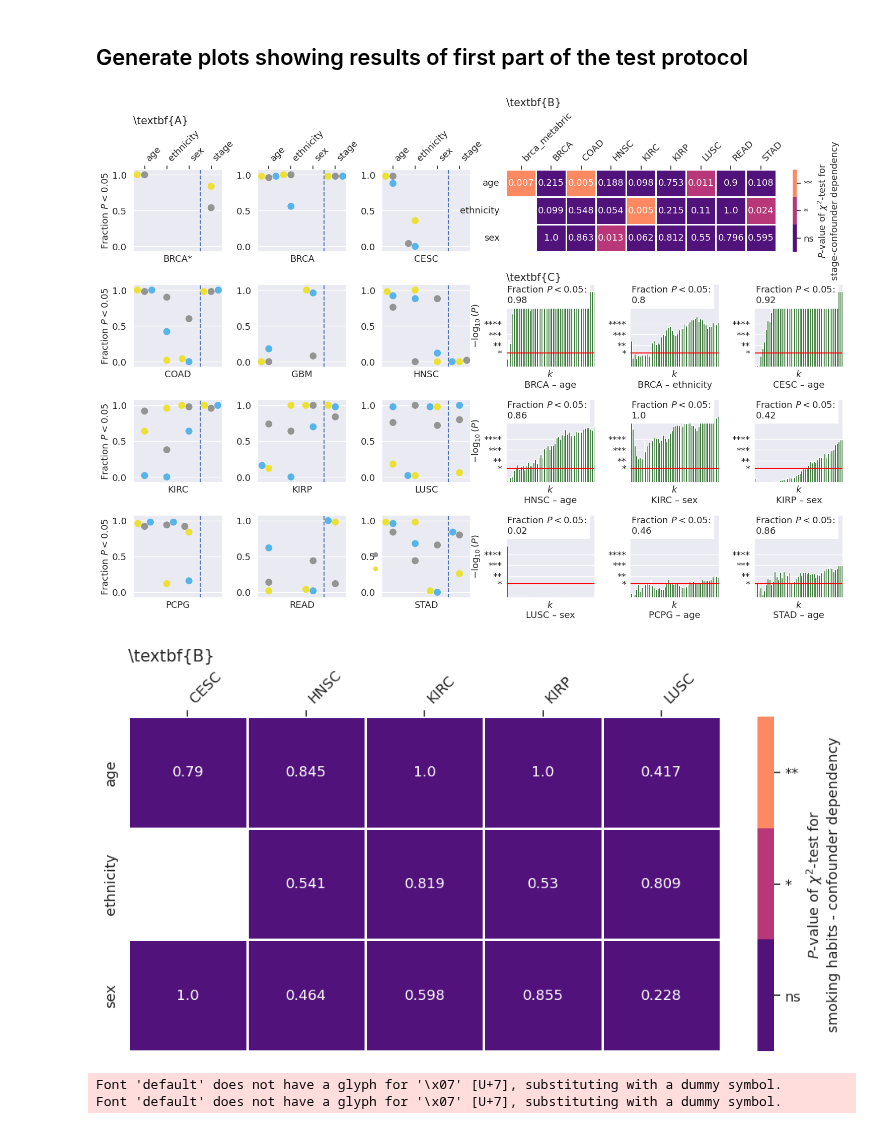
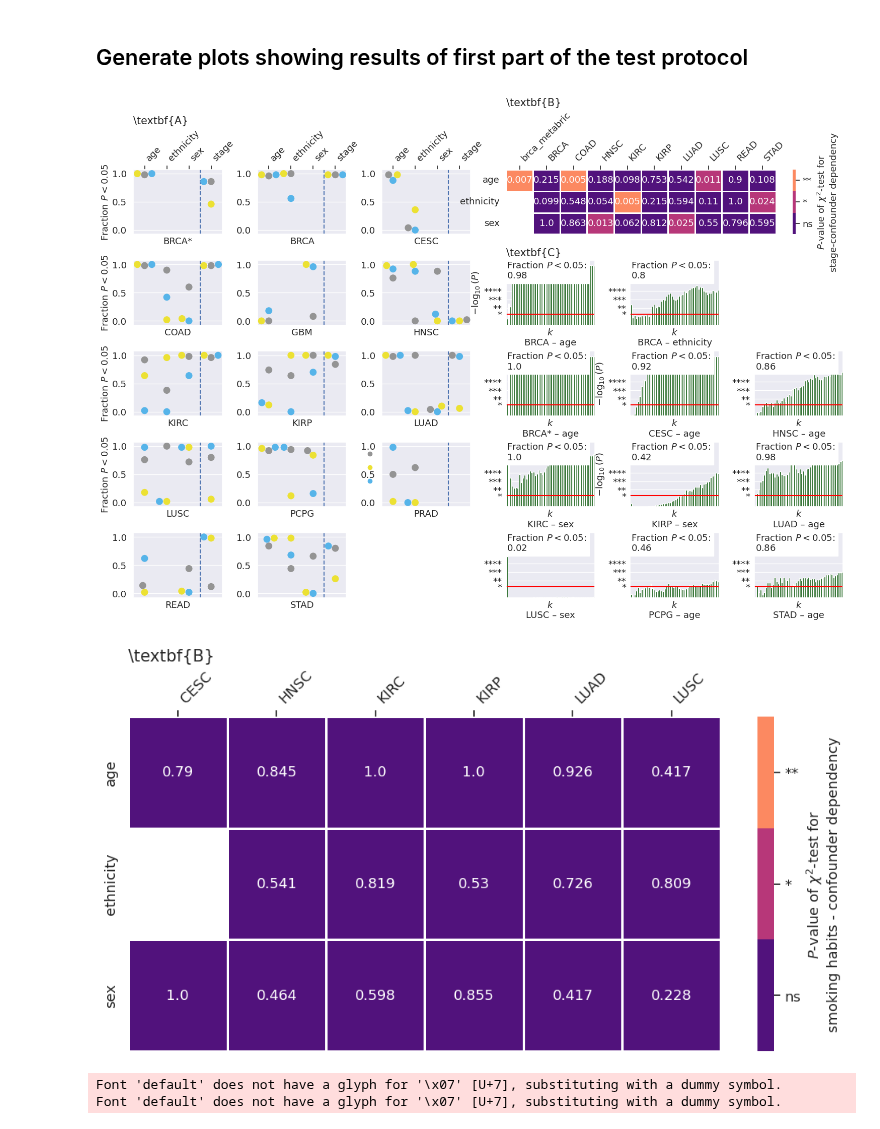
Before and after one commit to bionetslab/grn-confounders, a Jupyter notebook: results/plot_results.ipynb, the cells around one changed output. Saved outputs shown, nothing was run; the diff lists cells and outputs as text; code cells hidden in the pictures.

Commit message:
update plots

```diff
--- a/results/plot_results.ipynb
+++ b/results/plot_results.ipynb
@@ -18,7 +18,7 @@ cwd = os.getcwd()
 n = 100 # nb of random partitions
 k = 5000 # nb of max top_k_edges selected
 m = 10 # number of iterations on confounder-based partitions
-ct_sels_init = ['BRCA_metabric', 'BRCA', 'CESC', 'COAD', 'GBM', 'HNSC', 'KIRC', 'KIRP', 'LUSC', 'PCPG', 'READ', 'STAD']
+ct_sels_init = ['BRCA_metabric', 'BRCA', 'CESC', 'COAD', 'GBM', 'HNSC', 'KIRC', 'KIRP', 'LUAD', 'LUSC', 'PCPG', 'PRAD', 'READ', 'STAD']
 confs_init = ['age_quartile', 'age_at_initial_pathologic_diagnosis', 'race.demographic', 'gender.demographic', 'tumor_stage.diagnoses', 'Tumor Stage']
 algs = ['ARACNE', 'CEMITOOL', 'GRNBOOST2', 'WGCNA'] # string identifiers of algorithms
 alpha = 0.05
@@ -77,7 +77,7 @@ JI_all['Cohort x\nConfounder'] = JI_all['Cohort'] + ' x ' + JI_all['Confounder/\
 JI_all.reset_index(inplace=True)
 # %%
 confs = ['age', 'ethnicity', 'sex', 'stage']
-ct_sels = ['BRCA*', 'BRCA', 'CESC', 'COAD', 'GBM', 'HNSC', 'KIRC', 'KIRP', 'LUSC', 'PCPG', 'READ', 'STAD']
+ct_sels = ['BRCA*', 'BRCA', 'CESC', 'COAD', 'GBM', 'HNSC', 'KIRC', 'KIRP', 'LUAD', 'LUSC', 'PCPG', 'PRAD', 'READ', 'STAD']
 # %% [markdown]
 ## Generate plots for supplement
 # %%
@@ -319,9 +330,10 @@ sns.set(font_scale=1.2)
 #plt.rcParams['text.usetex'] = True
 #plt.rcParams['font.family'] = 'Helvetica'
 mosaic = [ct_sels[:3] + ['heatmap' for _ in range(3)],
-          ct_sels[3:6] + cohort_confs[:3],
-          ct_sels[6:9] + cohort_confs[3:6],
-          ct_sels[9:12] + cohort_confs[6:9]]
+          ct_sels[3:6] + cohort_confs[:2] + ['.'],
+          ct_sels[6:9] + cohort_confs[2:5],
+          ct_sels[9:12] + cohort_confs[5:8],
+          ct_sels[12:14] + ['.'] + cohort_confs[8:12]]
 fig, axs = plt.subplot_mosaic(mosaic, figsize=(6*2.5,4*2.5),sharex=False, sharey=False)
 for ct_sel in ct_sels:
     _mwus_ct = _mwus[_mwus['Cohort'] == ct_sel]
@@ -367,34 +379,34 @@ df_work = stage_p
 
 ast = pd.DataFrame(np.array([df_work['age'].apply(convert_pvalue_to_asterisks).to_numpy(),
                df_work['ethnicity'].apply(convert_pvalue_to_asterisks).to_numpy(),
                df_work['sex'].apply(convert_pvalue_to_asterisks).to_numpy()]), index=df_work.columns,
                 columns = df_work.index)#.T
 
 cur = df_work.T
 cur = round(cur, 3)
 plt.tight_layout()
 htm = sns.heatmap(ast, mask=ast.isnull(), ax=axs['heatmap'], vmin=0, vmax=2, annot=cur, cmap=cmap2, cbar=True,
             fmt = '', annot_kws={'fontsize':13}, linewidths=1)
 htm.set_facecolor('white')
 axs['heatmap'].set_yticklabels(axs['heatmap'].get_ymajorticklabels(),fontsize=13)
 #axs['heatmap'].set_xticklabels(axs['heatmap'].get_xmajorticklabels())
 axs['heatmap'].tick_params(top=True, labeltop=True, bottom=False, labelbottom=False)
 axs['heatmap'].set_xticklabels(axs['heatmap'].get_xticklabels(), rotation=45, ha='left',fontsize=13)
 colorbar = axs['heatmap'].collections[0].colorbar
 r = colorbar.vmax - colorbar.vmin
 colorbar.set_ticks([colorbar.vmin + r / 3 * (0.5 + i) for i in range(3)])
 colorbar.set_ticklabels(['ns','*','**'], fontsize='13')
 colorbar.set_label('$P$-value of $\chi^2$-test for\nstage-confounder dependency', fontsize='13')
 axs['heatmap'].set_title(r'\textbf{B}',loc='left', fontsize=15)
 fig.subplots_adjust(left=0.05,
                     bottom=0.05,
                     right=.99,
                     top=0.9,
                     wspace=0.4,
                     hspace=0.4)
 fig.savefig('plots/fig2.pdf')
 # %% [output]
-[figure, old version]
+[figure, new version]
 # %%
 df_work = cig_p
 
@@ -429,7 +441,7 @@ fig.subplots_adjust(left=0.05,
                     wspace=0.4,
                     hspace=0.4)
 # %% [output]
-[figure, old version]
+[figure, new version]
 # %%
 df_work = alc_p
 
```
Also changed, not shown: parts of 9 cells of this notebook, 24 other files.
